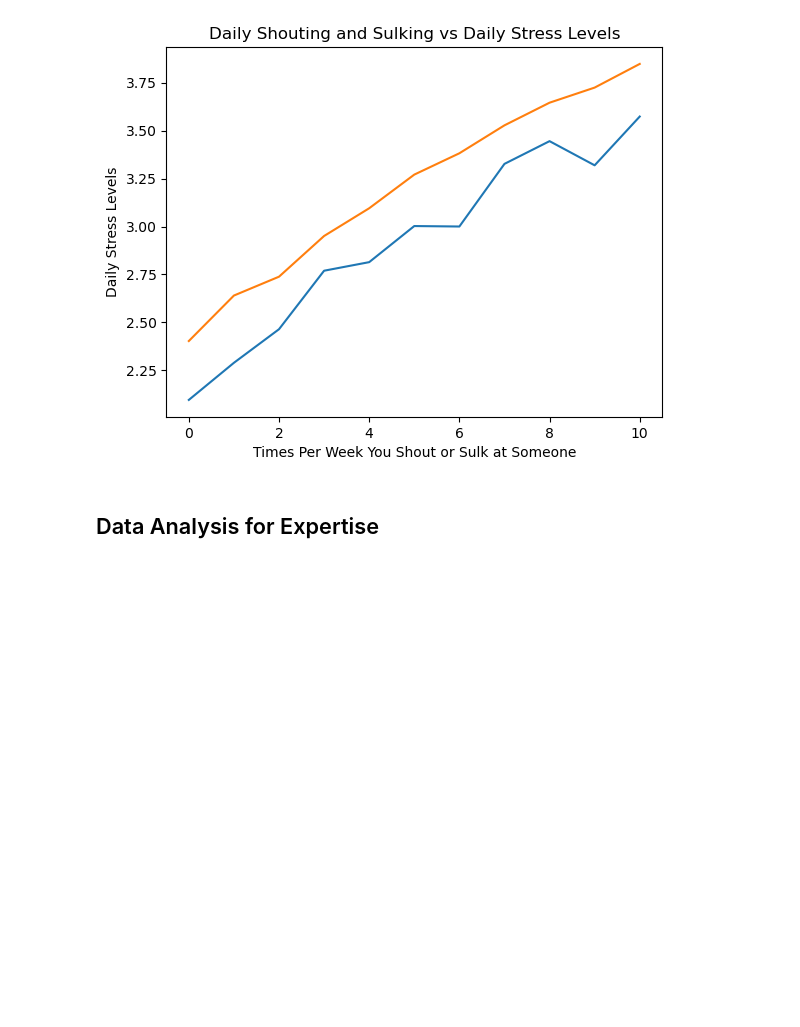
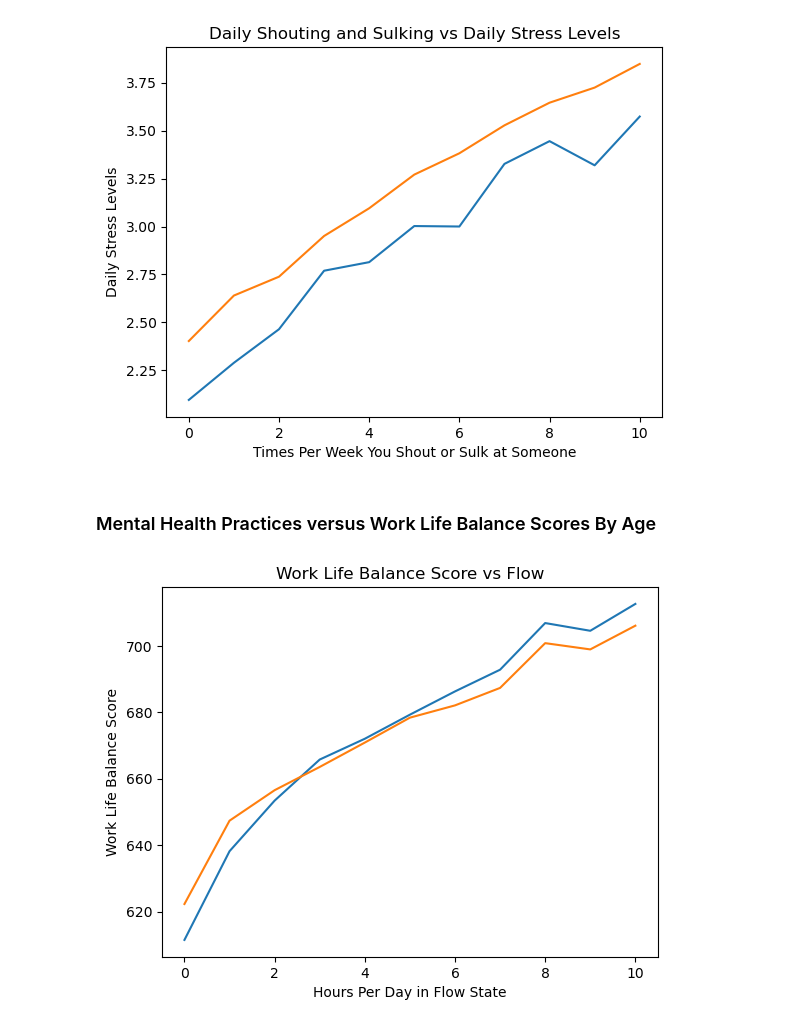
Before and after one commit to jenna-mk/Project_1, a Jupyter notebook: project_1_jenna.ipynb, the cells around one changed output. Cells and saved outputs as stored; diff of their text form; code cells hidden in the pictures; blank space fills up the shorter version.

Commit message:
Completed graphs by age 21-35

```diff
--- a/project_1_jenna.ipynb
+++ b/project_1_jenna.ipynb
@@ -264,5 +264,30 @@ plt.title('Daily Shouting and Sulking vs Daily Stress Levels')
 plt.show()
 # %% [output]
 [figure]
-# %% [markdown]
-## Data Analysis for Expertise
+# %% [markdown]
+### Mental Health Practices versus Work Life Balance Scores By Age
+# %%
+# Create a dataframe just for age
+age_mental_health = mental_health_df[mental_health_df['Age']=='21 to 35']
+age_mental_health
+
+# Create male and female dataframes from this
+male_age_mental_health = age_mental_health[age_mental_health['Gender']=='Male']
+female_age_mental_health = age_mental_health[age_mental_health['Gender']=='Female']
+# %%
+# Line plot for flow
+
+# First create 2 new df for males and females , grouped by Flow with the mean of each
+# work life balance score per flow group
+male_age_flow = male_age_mental_health.groupby('Flow')['Work Life Balance Score'].mean()
+female_age_flow = female_age_mental_health.groupby('Flow')['Work Life Balance Score'].mean()
+# Plot the data
+male_age_flow.plot()
+female_age_flow.plot()
+# Create x and y labels and title
+plt.xlabel('Hours Per Day in Flow State')
+plt.ylabel('Work Life Balance Score')
+plt.title('Work Life Balance Score vs Flow')
+plt.show()
+# %% [output]
+[figure, added]
```
Also changed, not shown: parts of 7 cells of this notebook.
